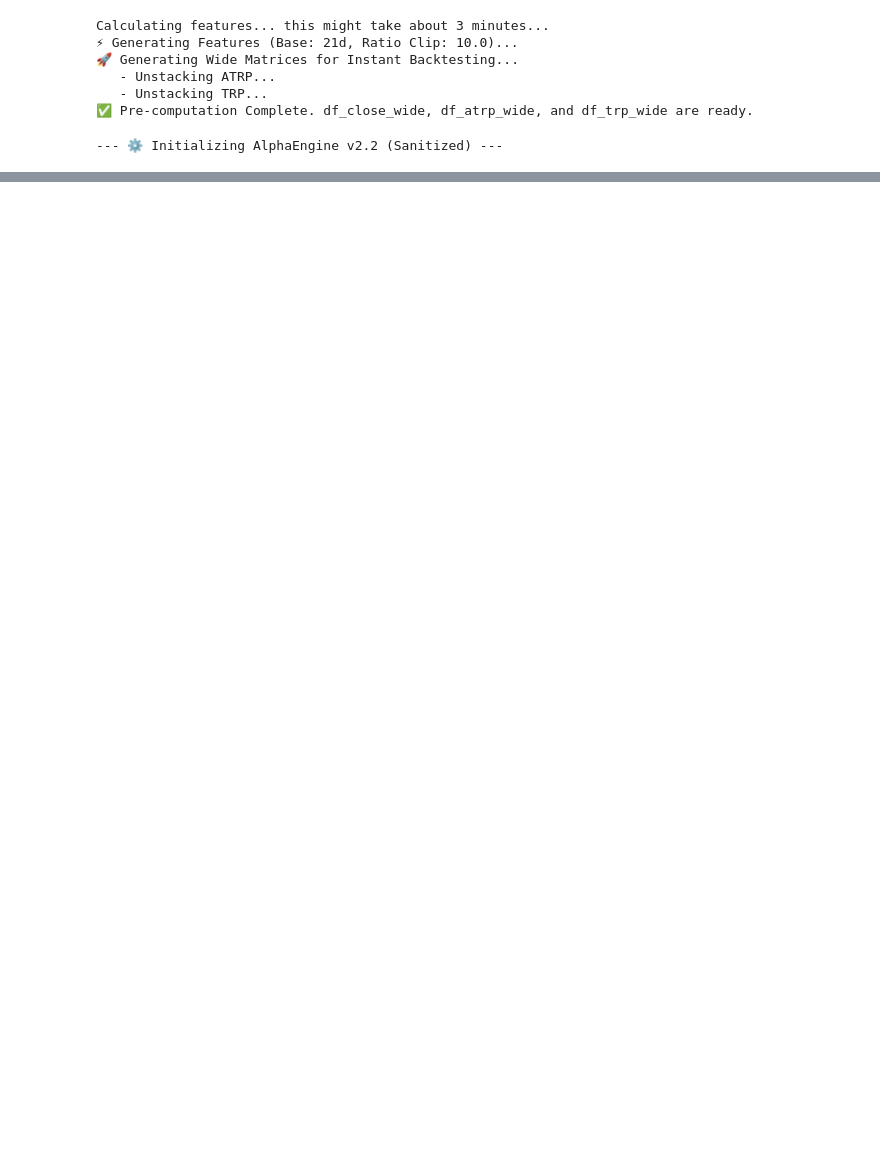
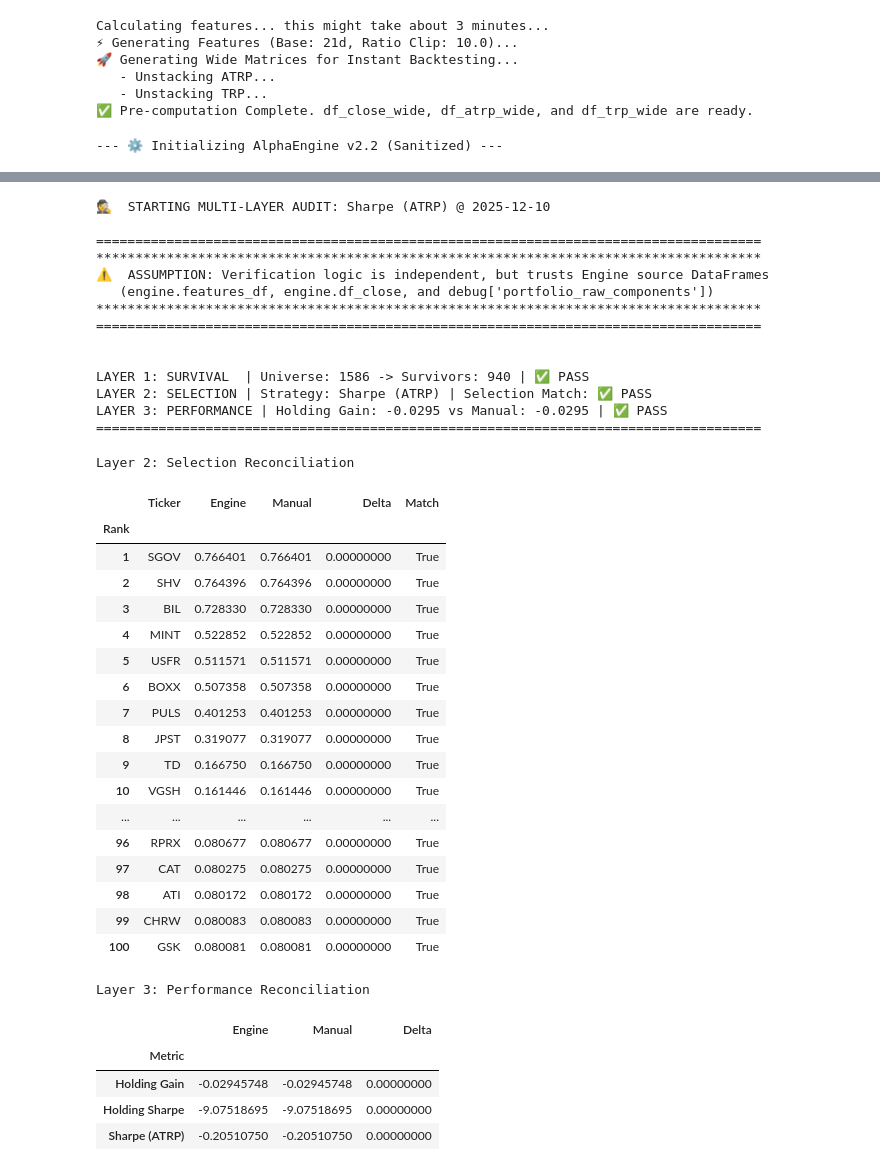
Before and after one commit to pympk/py311, a Jupyter notebook: stocks/notebooks_RLVR/GOLDEN_bot_v52.ipynb, the cells around one changed output, grey strips where cells are left out. Cells and saved outputs as stored; diff of their text form; code cells hidden in the pictures; blank space fills up the shorter version.

```diff
--- a/stocks/notebooks_RLVR/GOLDEN_bot_v52.ipynb
+++ b/stocks/notebooks_RLVR/GOLDEN_bot_v52.ipynb
@@ -3390,0 +3104,42 @@ Date
+# %%
+verify_engine_results_short_form(audit_pack=audit1, engine=master_engine1)
+# %% [output]
+🕵️  STARTING MULTI-LAYER AUDIT: Sharpe (ATRP) @ 2025-12-10
+
+=====================================================================================
+*************************************************************************************
+⚠️  ASSUMPTION: Verification logic is independent, but trusts Engine source DataFrames
+   (engine.features_df, engine.df_close, and debug['portfolio_raw_components'])
+*************************************************************************************
+=====================================================================================
+
+
+LAYER 1: SURVIVAL  | Universe: 1586 -> Survivors: 940 | ✅ PASS
+LAYER 2: SELECTION | Strategy: Sharpe (ATRP) | Selection Match: ✅ PASS
+LAYER 3: PERFORMANCE | Holding Gain: -0.0295 vs Manual: -0.0295 | ✅ PASS
+=====================================================================================
+Layer 2: Selection Reconciliation
+|  | Ticker | Engine | Manual | Delta | Match |
+| Rank |  |  |  |  |  |
+| 1 | SGOV | 0.766401 | 0.766401 | 0.00000000 | True |
+| 2 | SHV | 0.764396 | 0.764396 | 0.00000000 | True |
+| 3 | BIL | 0.728330 | 0.728330 | 0.00000000 | True |
+| 4 | MINT | 0.522852 | 0.522852 | 0.00000000 | True |
+| 5 | USFR | 0.511571 | 0.511571 | 0.00000000 | True |
+| 6 | BOXX | 0.507358 | 0.507358 | 0.00000000 | True |
+| 7 | PULS | 0.401253 | 0.401253 | 0.00000000 | True |
+| 8 | JPST | 0.319077 | 0.319077 | 0.00000000 | True |
+| 9 | TD | 0.166750 | 0.166750 | 0.00000000 | True |
+| 10 | VGSH | 0.161446 | 0.161446 | 0.00000000 | True |
+| ... | ... | ... | ... | ... | ... |
+| 96 | RPRX | 0.080677 | 0.080677 | 0.00000000 | True |
+| 97 | CAT | 0.080275 | 0.080275 | 0.00000000 | True |
+| 98 | ATI | 0.080172 | 0.080172 | 0.00000000 | True |
+| 99 | CHRW | 0.080083 | 0.080083 | 0.00000000 | True |
+| 100 | GSK | 0.080081 | 0.080081 | 0.00000000 | True |
+Layer 3: Performance Reconciliation
+|  | Engine | Manual | Delta |
+| Metric |  |  |  |
+| Holding Gain | -0.02945748 | -0.02945748 | 0.00000000 |
+| Holding Sharpe | -9.07518695 | -9.07518695 | 0.00000000 |
+| Sharpe (ATRP) | -0.20510750 | -0.20510750 | 0.00000000 |
```
Also changed, not shown: parts of 36 cells of this notebook, 48 other files.
